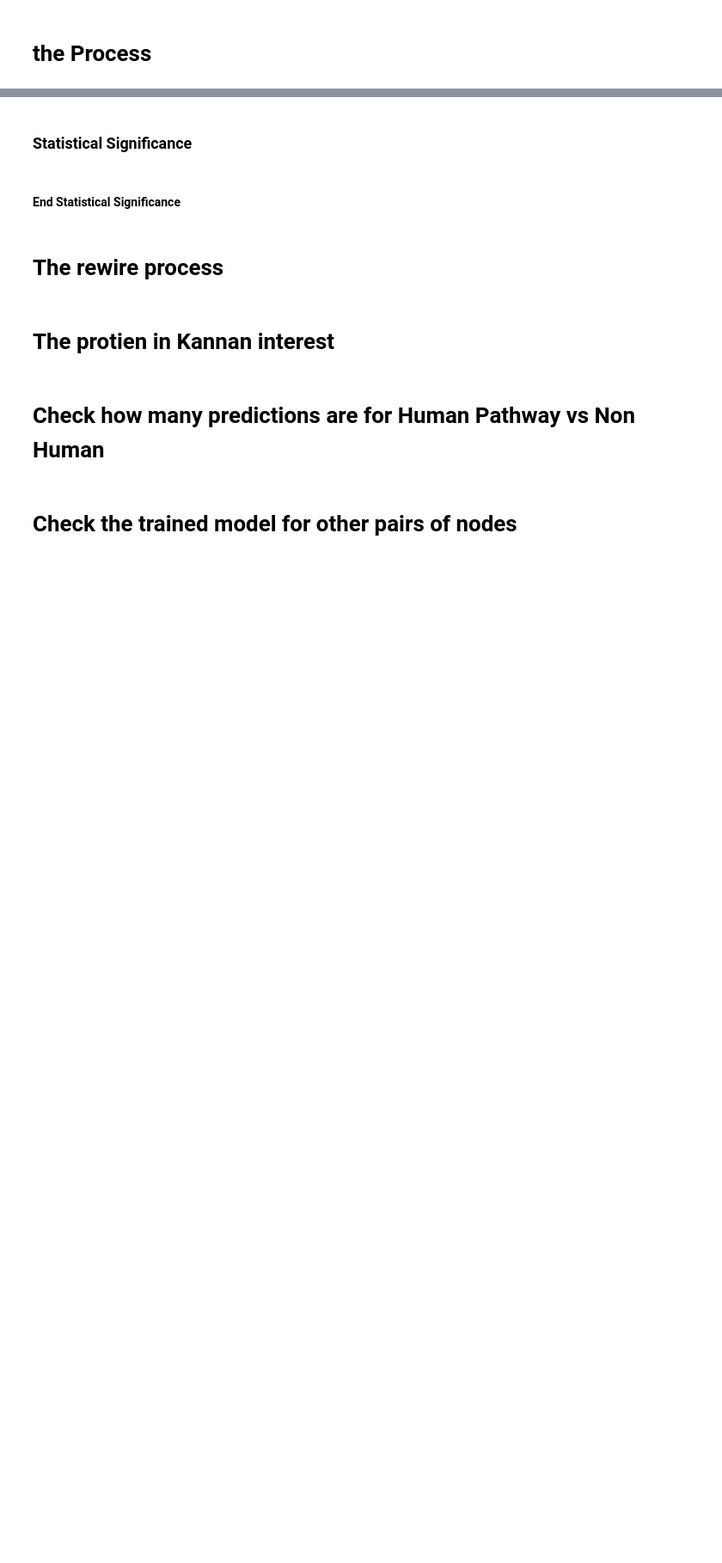
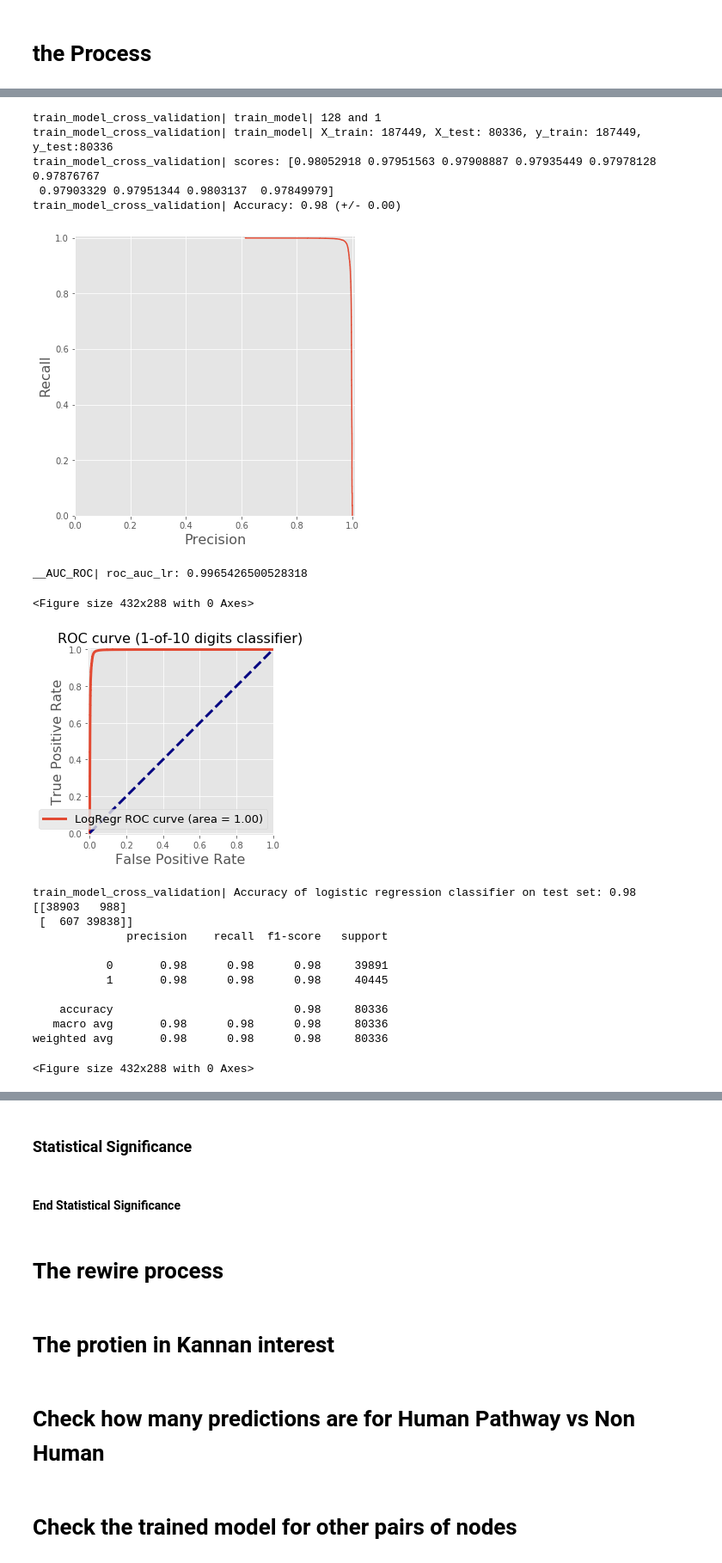
Before and after one commit to abbask/graphpattern2vec_bias, a Jupyter notebook: LinkPrediction.ipynb, the cells around one changed output, grey strips where cells are left out. Shown: that part at 86% size. Cells and saved outputs as stored; diff of their text form; code cells hidden in the pictures; blank space fills up the shorter version.

```diff
--- a/LinkPrediction.ipynb
+++ b/LinkPrediction.ipynb
@@ -1,3 +1,29 @@
+# %%
+import pandas as pd
+from tqdm import tqdm
+import numpy as np
+import csv
+import json
+import random
+from operator import itemgetter
+import matplotlib.pyplot as plt
+
+
+from sklearn.decomposition import PCA
+from sklearn.preprocessing import StandardScaler
+from sklearn.model_selection import train_test_split
+from sklearn.linear_model import LogisticRegression
+from sklearn.metrics import confusion_matrix
+from sklearn.metrics import classification_report
+from sklearn.model_selection import cross_val_score
+from sklearn.metrics import roc_curve, auc
+from sklearn.metrics import precision_recall_curve
+
+import time
+
+plt.style.use('ggplot')
+
+%matplotlib notebook
 # %%
 path_org_data = 'data/original/'
 # %%
@@ -818,5 +844,5 @@ class LinkPrediction(object):
 # the Process
 # %%
 lp = LinkPrediction('data/', 'df_merge_cc_train.csv', 'df_nodes_cc.csv', 'df_relations.csv'
-                    , 'emb-while_loop_no_raise_all_pro', 'light_kinase'
+                    , 'emb-pro-x-pro-path-40-40-graphpattern2vec-biased-v4_FD1', 'light_kinase'
                     , 'dark_kinase','df_merge_cc_test.csv', 'results/')
@@ -825,5 +876,27 @@ lp.draw_pca_of_all_nodes()
 # %%
-lp.train_model_cross_validation('newton-cg', 'ovr', cv = 10, ver = '_100_40_cv2_biased-walk-while-loop-raise-all-pro.png')
+lp.train_model_cross_validation('newton-cg', 'ovr', cv = 10, ver = '40-40-biased-v4_FD1')
+# %% [output]
+train_model_cross_validation| train_model| 128 and 1
+train_model_cross_validation| train_model| X_train: 187449, X_test: 80336, y_train: 187449, y_test:80336
+train_model_cross_validation| scores: [0.98052918 0.97951563 0.97908887 0.97935449 0.97978128 0.97876767
+ 0.97903329 0.97951344 0.9803137  0.97849979]
+train_model_cross_validation| Accuracy: 0.98 (+/- 0.00)
+[figure, added]
+__AUC_ROC| roc_auc_lr: 0.9965426500528318
+<Figure size 432x288 with 0 Axes>
+[figure, added]
+train_model_cross_validation| Accuracy of logistic regression classifier on test set: 0.98
+[[38903   988]
+ [  607 39838]]
+              precision    recall  f1-score   support
+
+           0       0.98      0.98      0.98     39891
+           1       0.98      0.98      0.98     40445
+
+    accuracy                           0.98     80336
+   macro avg       0.98      0.98      0.98     80336
+weighted avg       0.98      0.98      0.98     80336
+<Figure size 432x288 with 0 Axes>
 # %%
 # lp.test_dark_kinase(False)
 lp.evaluate_test_set(False)
```
Also changed, not shown: parts of 4 cells of this notebook, 2 other files.
